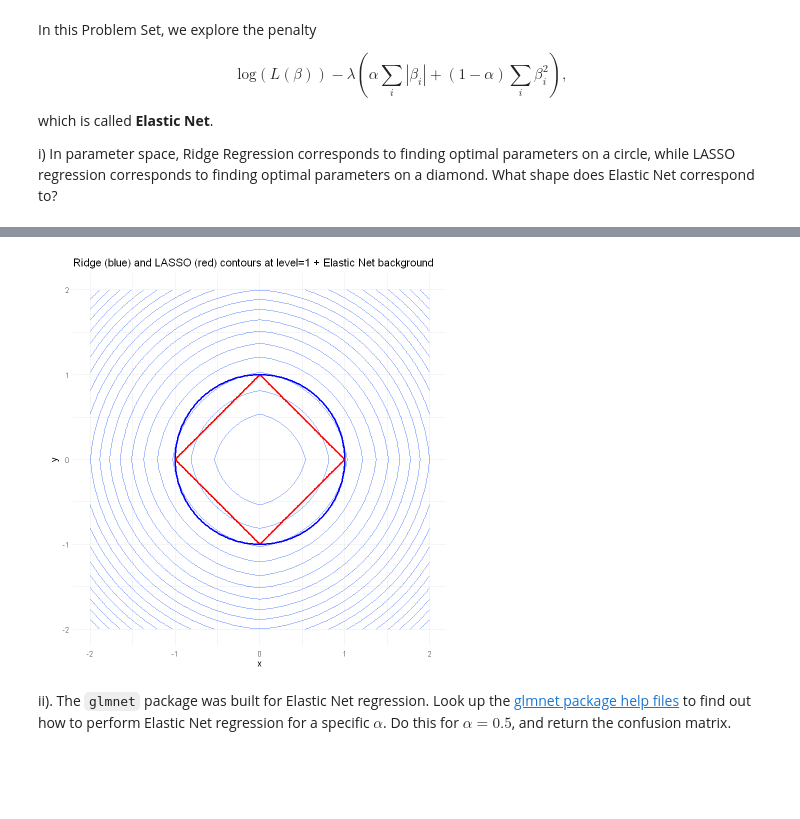
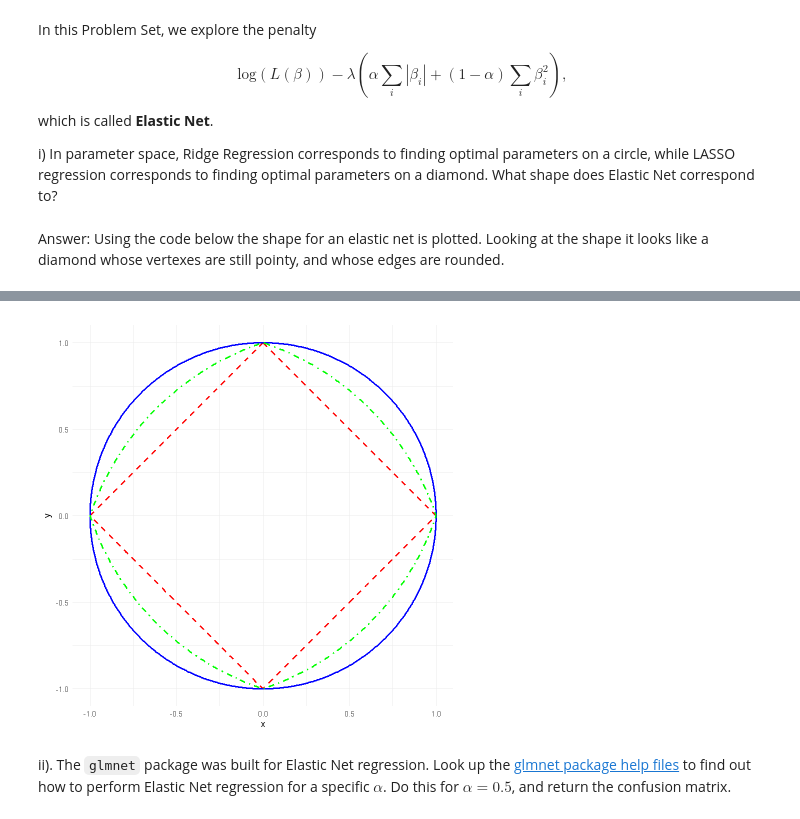
Before and after one commit to akarshkd/Math227C, a Jupyter notebook: ProblemSets_PartII/Math227C_P9.ipynb, the cells around one changed output, grey strips where cells are left out. Saved outputs shown, nothing was run; the diff lists cells and outputs as text; code cells hidden in the pictures; blank space fills up the shorter version.

Commit message:
Final answer submission for PS9

```diff
--- a/ProblemSets_PartII/Math227C_P9.ipynb
+++ b/ProblemSets_PartII/Math227C_P9.ipynb
@@ -183,45 +149,28 @@ $$\mathrm{log}\left(L(\beta)\right) - \lambda \left(\alpha \sum_i | \beta_i | +
 which is called __Elastic Net__.
 
 i) In parameter space, Ridge Regression corresponds to finding optimal parameters on a circle, while LASSO regression corresponds to finding optimal parameters on a diamond. What shape does Elastic Net correspond to?
+# %% [markdown]
+Answer: Using the code below the shape for an elastic net is plotted. Looking at the shape it looks like a diamond whose vertexes are still pointy, and whose edges are rounded.
 # %%
+# Load required package
 library(ggplot2)
-library(reshape2)
 
-# Grid for x and y
-x <- seq(-2, 2, length = 200)
-y <- seq(-2, 2, length = 200)
-grid <- expand.grid(x = x, y = y)
+# Define a grid of x and y values
+x_vals <- seq(-1.5, 1.5, length.out = 500)
+y_vals <- seq(-1.5, 1.5, length.out = 500)
+grid <- expand.grid(x = x_vals, y = y_vals)
 
-lambda <- 1
+# Compute function values
+grid$L1      <- abs(grid$x) + abs(grid$y)
+grid$L2      <- grid$x^2 + grid$y^2
 alpha <- 0.5
+grid$Hybrid  <- alpha * (abs(grid$x) + abs(grid$y)) + (1 - alpha) * (grid$x^2 + grid$y^2)
 
-# Ridge: x^2 + y^2
-grid$ridge <- with(grid, x^2 + y^2)
-
-# LASSO: |x| + |y|
-grid$lasso <- with(grid, abs(x) + abs(y))
-
-# Elastic Net penalized log-likelihood
-# Shift logL center to (0,0) for easy comparison
-logL <- with(grid, - (x^2 + y^2))
-penalty <- with(grid, lambda * (alpha * (abs(x) + abs(y)) + (1 - alpha) * (x^2 + y^2)))
-grid$elastic_net <- logL - penalty
-
-# Melt data for Ridge and LASSO contours
-contour_data <- melt(grid, id.vars = c("x", "y"), measure.vars = c("ridge", "lasso"))
-
-# Plot
-ggplot(grid, aes(x, y)) +
-  geom_contour(aes(z = elastic_net, fill = ..level..), bins = 20, alpha = 0.8) +  # Elastic Net background
-  scale_fill_viridis_c(option = "C") +
-  geom_contour(data = subset(contour_data, variable == "ridge"),
-               aes(z = value), color = "blue", size = 1,
-               breaks = c(1)) +  # Ridge: single contour at level = 1
-  geom_contour(data = subset(contour_data, variable == "lasso"),
-               aes(z = value), color = "red", size = 1,
-               breaks = c(1)) +   # LASSO: single contour at level = 1
-  coord_fixed() +
-  labs(title = "Ridge (blue) and LASSO (red) contours at level=1 + Elastic Net background",
-       fill = "Elastic Net\nobjective") +
+# Plot contours
+ggplot(grid, aes(x = x, y = y)) +
+  geom_contour(aes(z = L1), breaks = 1, color = "red", size = 1, linetype = "dashed") +
+  geom_contour(aes(z = L2), breaks = 1, color = "blue", size = 1, linetype = "solid") +
+  geom_contour(aes(z = Hybrid), breaks = 1, color = "green", size = 1, linetype = "dotdash") +
+  coord_equal() +
   theme_minimal()
 # %% [output]
@@ -230,4 +177,4 @@ Warning message in geom_contour(aes(z = elastic_net, fill = ..level..), bins = 2
-[figure, old version]
+[figure, new version]
 # %% [markdown]
 ii). The `glmnet` package was built for Elastic Net regression. Look up the [glmnet package help files](https://www.rdocumentation.org/packages/glmnet/versions/3.0-2/topics/glmnet) to find out how to perform Elastic Net regression for a specific $\alpha$. Do this for $\alpha=0.5$, and return the confusion matrix.
 # %%
```
Also changed, not shown: parts of 7 cells of this notebook.
